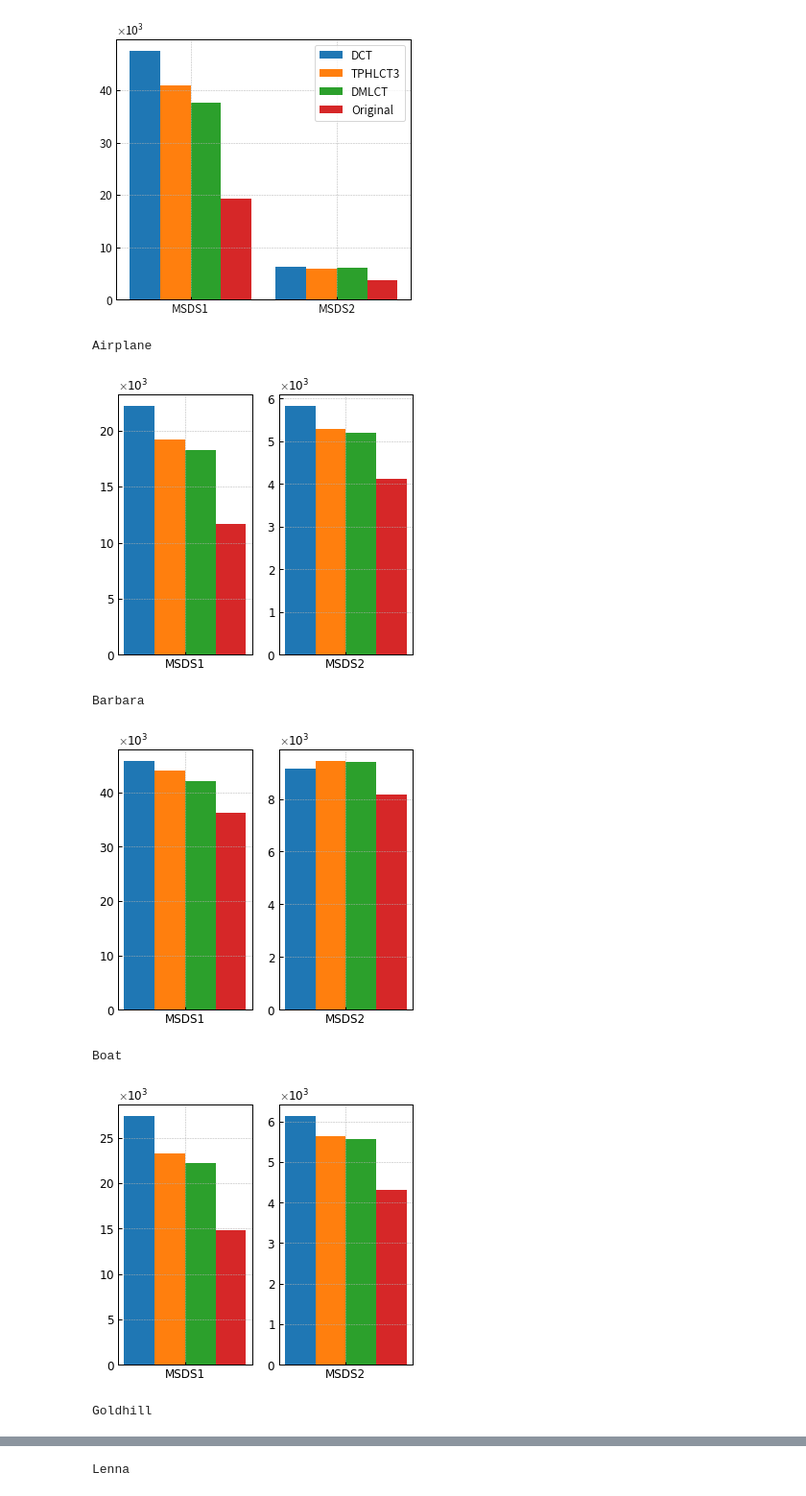
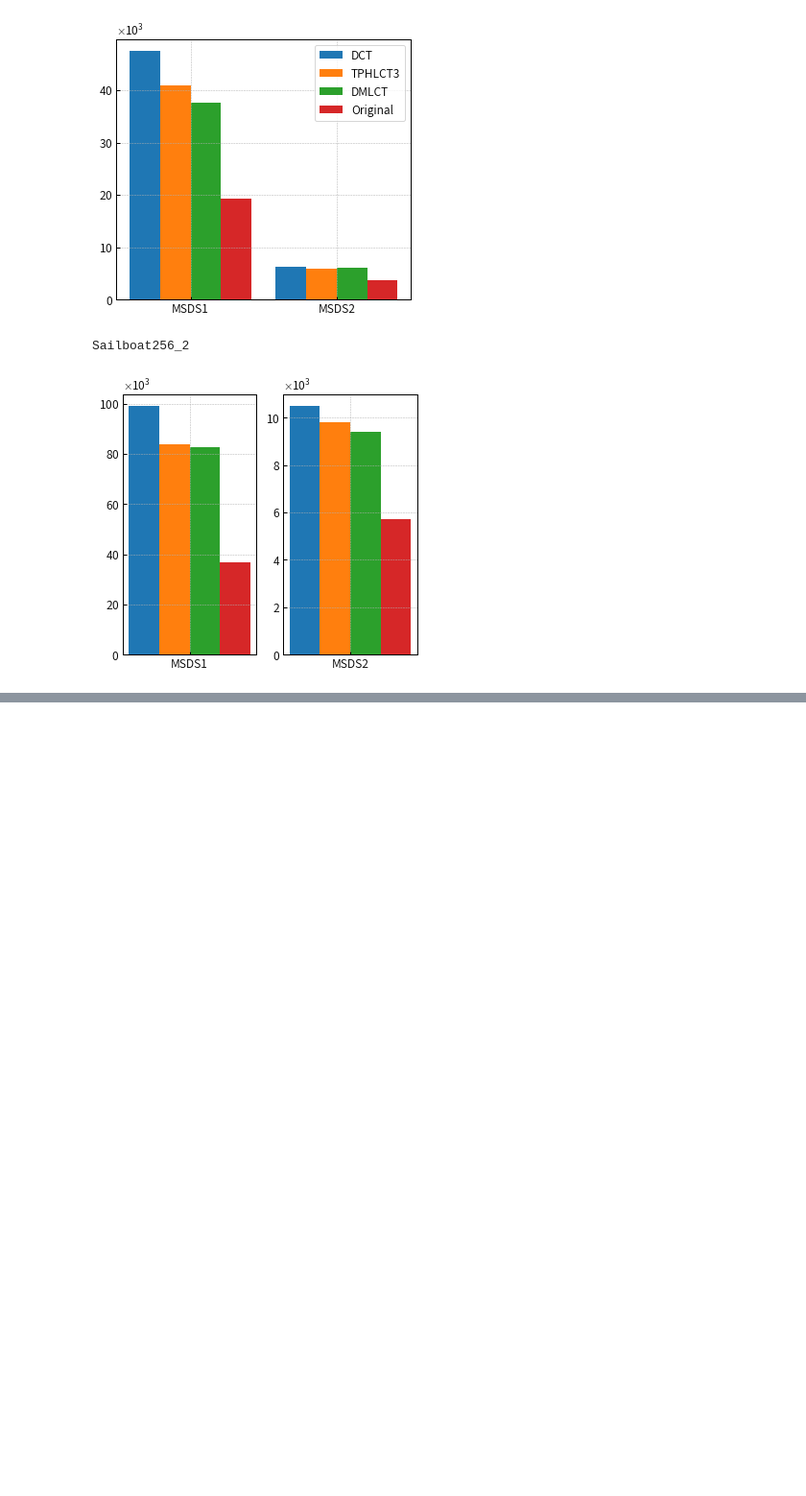
Before and after one commit to Hiroya-W/TPHLCT_and_DMLCT, a Jupyter notebook: Plot_tool/plot_tools.ipynb, the cells around one changed output, grey strips where cells are left out. Shown at 96% size. Saved outputs shown, nothing was run; the diff lists cells and outputs as text; code cells hidden in the pictures; blank space fills up the shorter version.

```diff
--- a/Plot_tool/plot_tools.ipynb
+++ b/Plot_tool/plot_tools.ipynb
@@ -36,7 +36,7 @@ class FixedOrderFormatter(ScalarFormatter):
     def _set_order_of_magnitude(self):
         self.orderOfMagnitude = self._order_of_mag
 # %%
-option = "16x16"
+option = "32x32"
 # %%
 df_1 = pd.read_excel("xlsx/DCT_"+ option +".xlsx",sheet_name=None)
 # %%
@@ -260,13 +260,13 @@ SystemError: <built-in method write of _io.BufferedWriter object at 0x...> retur
 [figure]
 # %%
 # https://mkacky.wordpress.com/2014/06/24/matplotlib%E3%81%A7%E6%A3%92%E3%82%B0%E3%83%A9%E3%83%95%EF%BC%88%E6%A8%AA%E3%81%AB%E4%B8%A6%E3%81%B9%E3%82%8B%EF%BC%89/
-for key in df_1.keys():
-#     key = "Airplane"
+# for key in df_1.keys():
+    key = "Sailboat256_2"
 
     bpp_index = 3
 
     print(key)
-    orisheet = df_4[key]
+    orisheet = df_4["Sailboat256"]
     sheet1 = df_1[key]
     sheet2 = df_2[key]
     sheet3 = df_3[key]
@@ -352,37 +352,32 @@ for key in df_1.keys():
 
     ## 各サンプルについて、棒グラフを描画する
     for i in range(num_sample):
         ax.bar(
             ind + width*i, 		## 棒グラフの左下の点の座標。データ毎に少しずつズラす
             data[i], 			## 各始点にプロットされる1次元配列
             width, 				## 棒の幅
             label=legend_labels[i]	 	## 棒の凡例名
             )
 
     ## x軸に表示するラベルを設定する
     xlabels = np.array(["MSDS2"])
     ##x軸にラベルを表示する位置を設定する。
     xlocs = ind + width * num_sample / 2 - width/2
     ## xtics(labelの位置, label), labelは1次元配列
     ax.set_xticks(xlocs)
     ax.set_xticklabels(xlabels)
     ## 余白を加味したx軸方向の変域
 #     ax.set_xlim(-margin, ind[-1]+width*num_sample+margin)
 
     ax.yaxis.set_major_formatter(FixedOrderFormatter(3 ,useMathText=True))
     ax.ticklabel_format(style="sci",  axis="y",scilimits=(0,0))
 
 #     ax.legend(bbox_to_anchor=(1.0, 0), loc='lower right', borderaxespad=1)
 #     ax.legend(bbox_to_anchor=(1, 0.5), loc='center right', borderaxespad=1)
 #     plt.tight_layout()#グラフが重ならず，設定した図のサイズ内に収まる。
 
     plt.savefig("output/msds" + key + "_" + option + ".png",dpi=300)
     plt.show()
 # %% [output]
-Airplane
+Sailboat256_2
-[figure, old version]
+[figure, new version]
-Barbara
-[figure, removed]
-Boat
-[figure, removed]
-Goldhill
@@ -390 +383,0 @@ Goldhill
-Lenna
```
Also changed, not shown: parts of 1 cell of this notebook, 28 other files.
